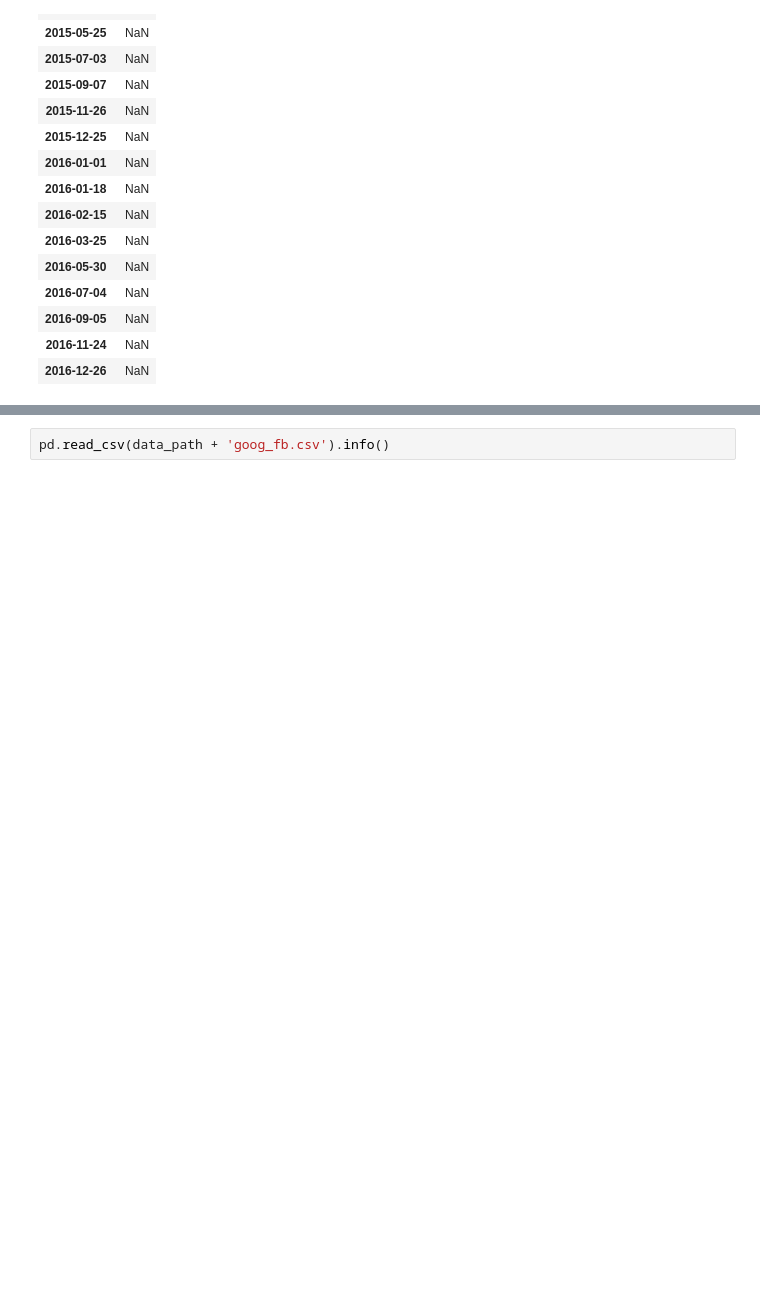
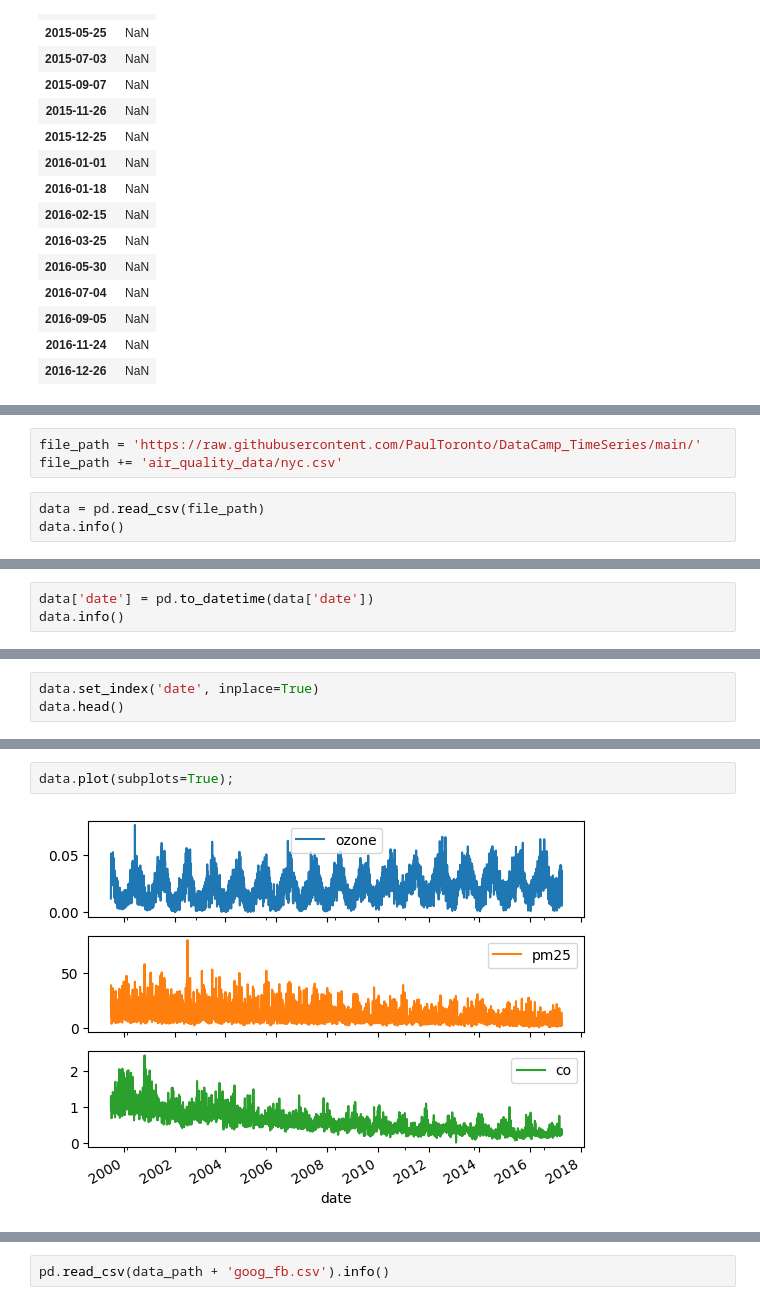
Before and after one commit to PaulToronto/DataCamp_TimeSeries, a Jupyter notebook: 01_Working_with_Time_Series_in_Pandas.ipynb, the cells around one changed output, grey strips where cells are left out. Drawn from its saved outputs; the diff is of its cells as text; blank space fills up the shorter version.

```diff
--- a/01_Working_with_Time_Series_in_Pandas.ipynb
+++ b/01_Working_with_Time_Series_in_Pandas.ipynb
@@ -371,0 +448,6 @@ google[google['price'].isnull()]
+# %%
+file_path = 'https://raw.githubusercontent.com/PaulToronto/DataCamp_TimeSeries/main/'
+file_path += 'air_quality_data/nyc.csv'
+# %%
+data = pd.read_csv(file_path)
+data.info()
@@ -371,0 +466,3 @@ google[google['price'].isnull()]
+# %%
+data['date'] = pd.to_datetime(data['date'])
+data.info()
@@ -371,0 +481,3 @@ google[google['price'].isnull()]
+# %%
+data.set_index('date', inplace=True)
+data.head()
@@ -371,0 +492,4 @@ google[google['price'].isnull()]
+# %%
+data.plot(subplots=True);
+# %% [output]
+[figure, added]
```
Also changed, not shown: parts of 27 cells of this notebook.
